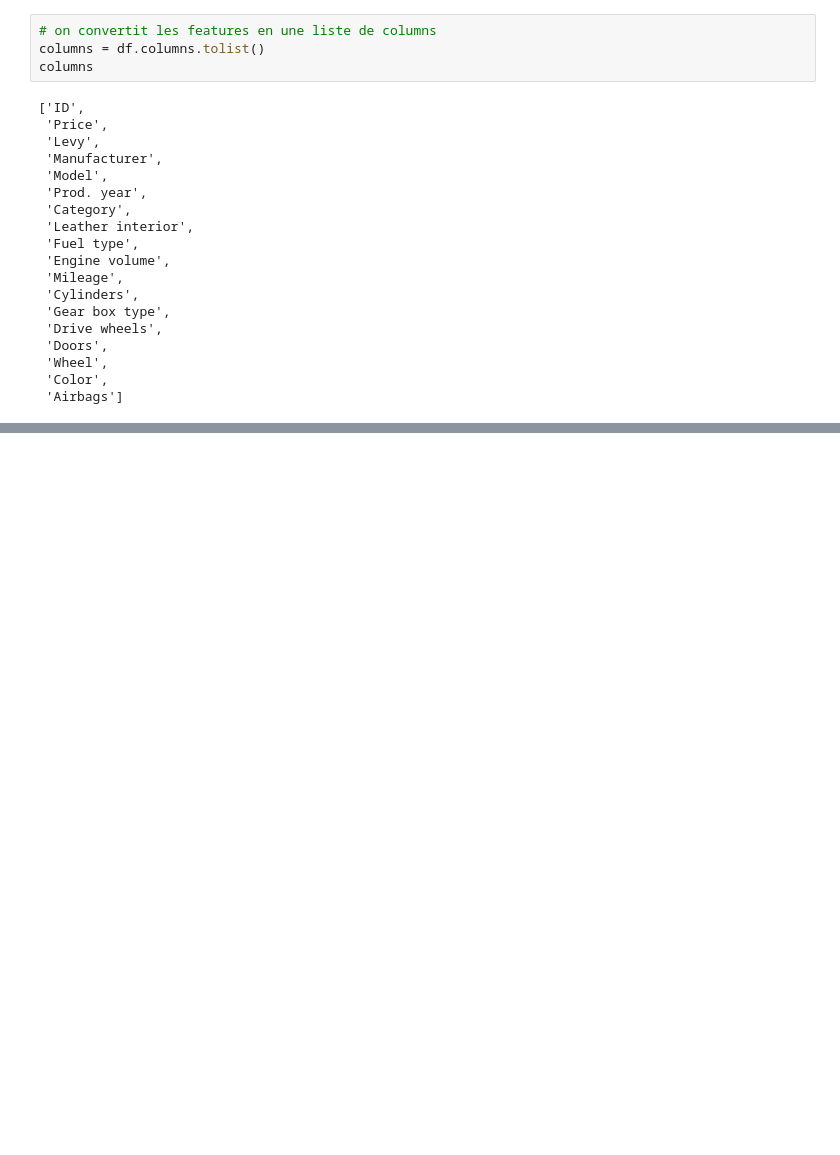
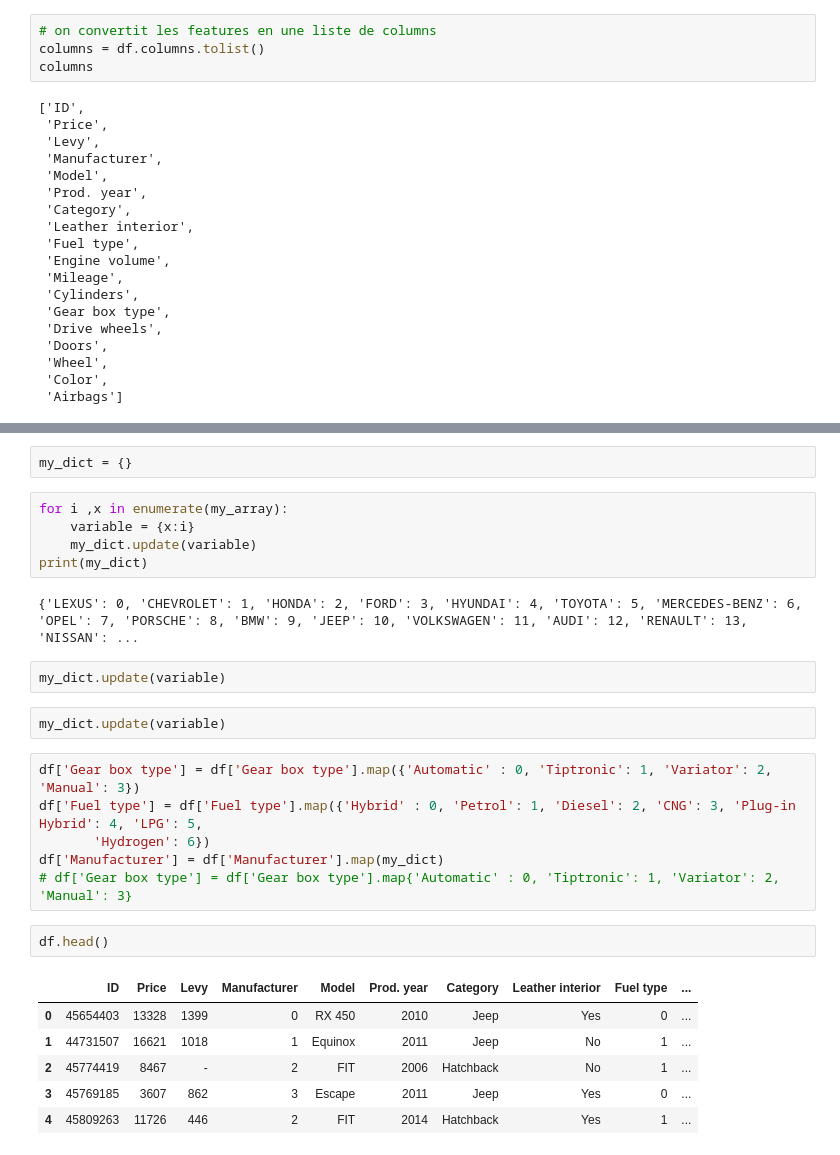
Before and after one commit to FoubaDev/Car_Price_Prediction, a Jupyter notebook: Car_Price_Prediction.ipynb, the cells around one changed output, grey strips where cells are left out. Drawn from its saved outputs; the diff is of its cells as text; blank space fills up the shorter version.

```diff
--- a/Car_Price_Prediction.ipynb
+++ b/Car_Price_Prediction.ipynb
@@ -94,0 +243,28 @@ columns
+# %%
+my_dict = {}
+# %%
+for i ,x in enumerate(my_array):
+    variable = {x:i}
+    my_dict.update(variable)
+print(my_dict)
+# %% [output]
+{'LEXUS': 0, 'CHEVROLET': 1, 'HONDA': 2, 'FORD': 3, 'HYUNDAI': 4, 'TOYOTA': 5, 'MERCEDES-BENZ': 6, 'OPEL': 7, 'PORSCHE': 8, 'BMW': 9, 'JEEP': 10, 'VOLKSWAGEN': 11, 'AUDI': 12, 'RENAULT': 13, 'NISSAN': ...
+# %%
+my_dict.update(variable)
+# %%
+my_dict.update(variable)
+# %%
+df['Gear box type'] = df['Gear box type'].map({'Automatic' : 0, 'Tiptronic': 1, 'Variator': 2, 'Manual': 3})
+df['Fuel type'] = df['Fuel type'].map({'Hybrid' : 0, 'Petrol': 1, 'Diesel': 2, 'CNG': 3, 'Plug-in Hybrid': 4, 'LPG': 5,
+       'Hydrogen': 6})
+df['Manufacturer'] = df['Manufacturer'].map(my_dict)
+# df['Gear box type'] = df['Gear box type'].map{'Automatic' : 0, 'Tiptronic': 1, 'Variator': 2, 'Manual': 3}
+# %%
+df.head()
+# %% [output]
+|  | ID | Price | Levy | Manufacturer | Model | Prod. year | Category | Leather interior | Fuel type | ... |
+| 0 | 45654403 | 13328 | 1399 | 0 | RX 450 | 2010 | Jeep | Yes | 0 | ... |
+| 1 | 44731507 | 16621 | 1018 | 1 | Equinox | 2011 | Jeep | No | 1 | ... |
+| 2 | 45774419 | 8467 | - | 2 | FIT | 2006 | Hatchback | No | 1 | ... |
+| 3 | 45769185 | 3607 | 862 | 3 | Escape | 2011 | Jeep | Yes | 0 | ... |
+| 4 | 45809263 | 11726 | 446 | 2 | FIT | 2014 | Hatchback | Yes | 1 | ... |
```
Also changed, not shown: parts of 17 cells of this notebook, 1 other file.
